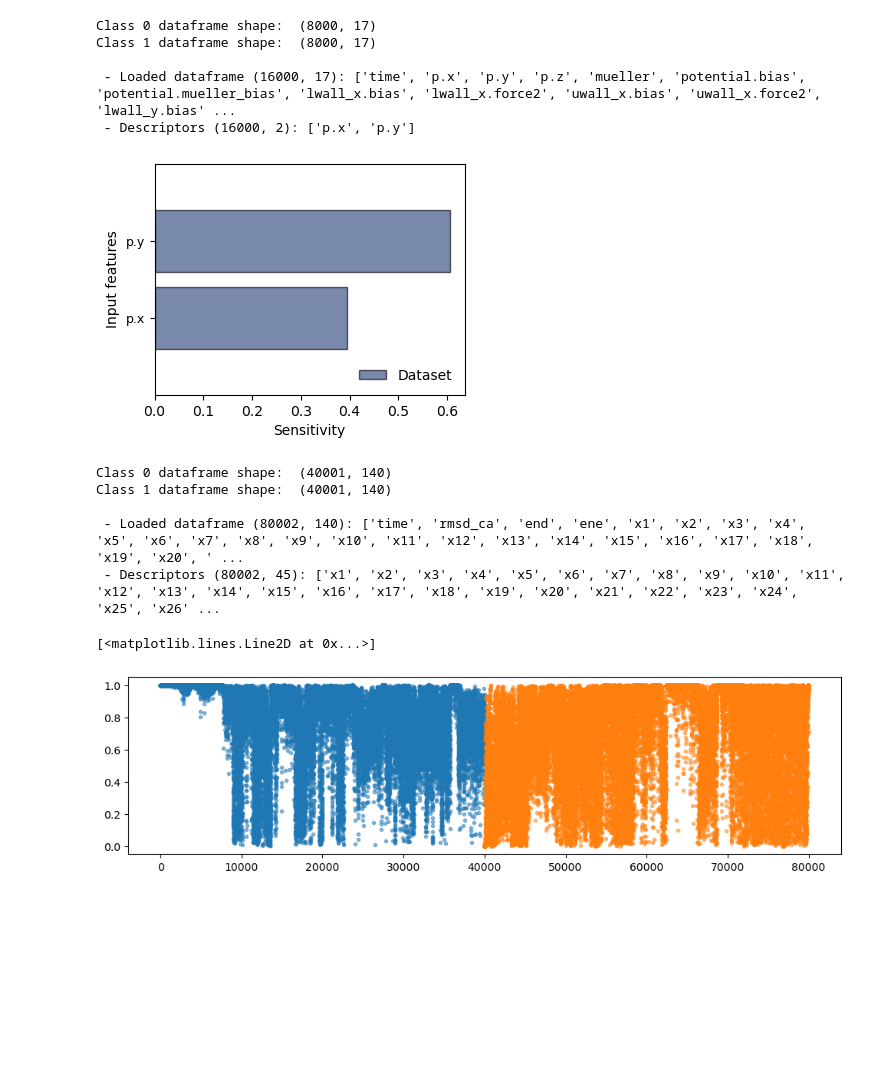
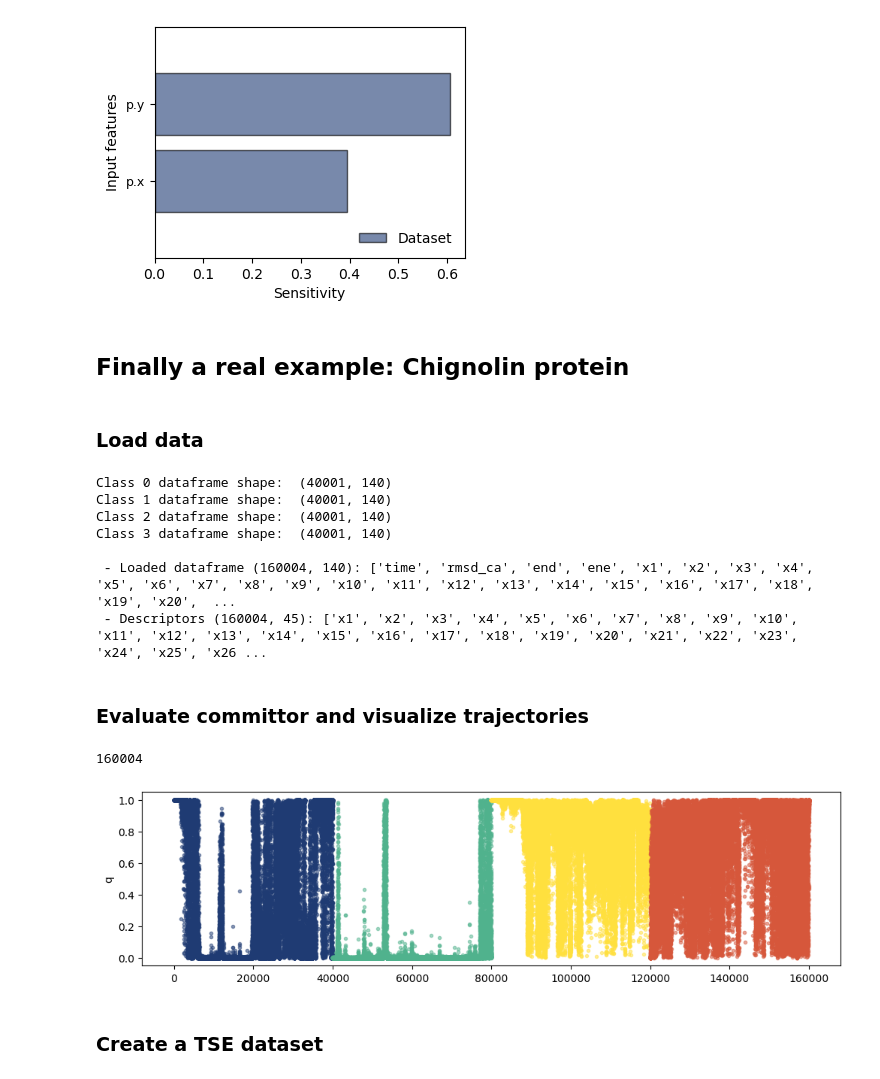
Before and after one commit to CSIprinceton/workshop-june-2024, a Jupyter notebook: hands-on-sessions/day-3-COMMITTOR/4_analysis/analysis.ipynb, the cells around one changed output. Cells and saved outputs as stored; diff of their text form; code cells hidden in the pictures; blank space fills up the shorter version.

```diff
--- a/hands-on-sessions/day-3-COMMITTOR/4_analysis/analysis.ipynb
+++ b/hands-on-sessions/day-3-COMMITTOR/4_analysis/analysis.ipynb
@@ -14,20 +42,7 @@ reference_committor_model = torch.jit.load('../3_committor/model_committor_refer
 # %%
-n_states = 2
-from mlcolvar.utils.io import create_dataset_from_files
-
-filenames = ["../1_enhanced_sampling/simulations/unbiased_sims/A/COLVAR",
-             "../1_enhanced_sampling/simulations/unbiased_sims/B/COLVAR",]
-
-dataset, dataframe = create_dataset_from_files(file_names=filenames,
-                                               create_labels = True,
-                                               filter_args={'regex': 'p.x|p.y'},
-                                               return_dataframe=True,
-                                               stop = 8000,
-                                               stride=1)
-
-
 from mlcolvar.explain import sensitivity_analysis
 
+# load our previously trained model
 trained_model = torch.jit.load('../3_committor/models/model_0_q.pt')
 
 fig, ax = plt.subplots(1,1,figsize=(4,3))
@@ -39,14 +54,15 @@ results = sensitivity_analysis(trained_model,
                                plot_mode='barh',
                                ax = ax)
 # %% [output]
-Class 0 dataframe shape:  (8000, 17)
-Class 1 dataframe shape:  (8000, 17)
-
- - Loaded dataframe (16000, 17): ['time', 'p.x', 'p.y', 'p.z', 'mueller', 'potential.bias', 'potential.mueller_bias', 'lwall_x.bias', 'lwall_x.force2', 'uwall_x.bias', 'uwall_x.force2', 'lwall_y.bias' ...
- - Descriptors (16000, 2): ['p.x', 'p.y']
 [figure]
+# %% [markdown]
+## Finally a real example: Chignolin protein
+# %% [markdown]
+### Load data
 # %%
-filenames = ['https://raw.githubusercontent.com/alphatestK/Committor/main/chignolin/data/COLVAR.9.u',
+filenames = ['https://raw.githubusercontent.com/alphatestK/Committor/main/chignolin/data/COLVAR.8.u',
+             'https://raw.githubusercontent.com/alphatestK/Committor/main/chignolin/data/COLVAR.8.f',
+             'https://raw.githubusercontent.com/alphatestK/Committor/main/chignolin/data/COLVAR.9.u',
              'https://raw.githubusercontent.com/alphatestK/Committor/main/chignolin/data/COLVAR.9.f']
 
 dataset, dataframe = create_dataset_from_files(file_names=filenames,
@@ -57,19 +73,28 @@ dataset, dataframe = create_dataset_from_files(file_names=filenames,
 # %% [output]
 Class 0 dataframe shape:  (40001, 140)
 Class 1 dataframe shape:  (40001, 140)
+Class 2 dataframe shape:  (40001, 140)
+Class 3 dataframe shape:  (40001, 140)
 
- - Loaded dataframe (80002, 140): ['time', 'rmsd_ca', 'end', 'ene', 'x1', 'x2', 'x3', 'x4', 'x5', 'x6', 'x7', 'x8', 'x9', 'x10', 'x11', 'x12', 'x13', 'x14', 'x15', 'x16', 'x17', 'x18', 'x19', 'x20', ' ...
- - Descriptors (80002, 45): ['x1', 'x2', 'x3', 'x4', 'x5', 'x6', 'x7', 'x8', 'x9', 'x10', 'x11', 'x12', 'x13', 'x14', 'x15', 'x16', 'x17', 'x18', 'x19', 'x20', 'x21', 'x22', 'x23', 'x24', 'x25', 'x26' ...
+ - Loaded dataframe (160004, 140): ['time', 'rmsd_ca', 'end', 'ene', 'x1', 'x2', 'x3', 'x4', 'x5', 'x6', 'x7', 'x8', 'x9', 'x10', 'x11', 'x12', 'x13', 'x14', 'x15', 'x16', 'x17', 'x18', 'x19', 'x20',  ...
+ - Descriptors (160004, 45): ['x1', 'x2', 'x3', 'x4', 'x5', 'x6', 'x7', 'x8', 'x9', 'x10', 'x11', 'x12', 'x13', 'x14', 'x15', 'x16', 'x17', 'x18', 'x19', 'x20', 'x21', 'x22', 'x23', 'x24', 'x25', 'x26 ...
+# %% [markdown]
+### Evaluate committor and visualize trajectories
 # %%
 model = torch.jit.load('model_chignolin.pt').to(torch.device('cpu')).to(torch.float32)
+
+# compute the q value over the trajectories
 dataframe['model_q'] = model(dataset['data']).detach().numpy()
 
 fig, ax = plt.subplots(1,1,figsize=(12,3))
-aux = dataframe.loc[dataframe.labels==0]
-plt.plot(aux['model_q'], '.', alpha=0.5)
-aux = dataframe.loc[dataframe.labels==1]
-plt.plot(aux['model_q'], '.', alpha=0.5)
+for i in range(dataframe['labels'].max() + 1):
+    aux = dataframe.loc[dataframe.labels==i]
+    ax.plot(aux['model_q'], '.', alpha=0.5, color=paletteFessa[i*2])
+    ax.set_ylabel('q')
+print(len(dataframe))
 # %% [output]
-[<matplotlib.lines.Line2D at 0x...>]
+160004
-[figure, old version]
+[figure, new version]
+# %% [markdown]
+### Create a TSE dataset
 # %%
```
Also changed, not shown: parts of 17 cells of this notebook, 6 other files.
